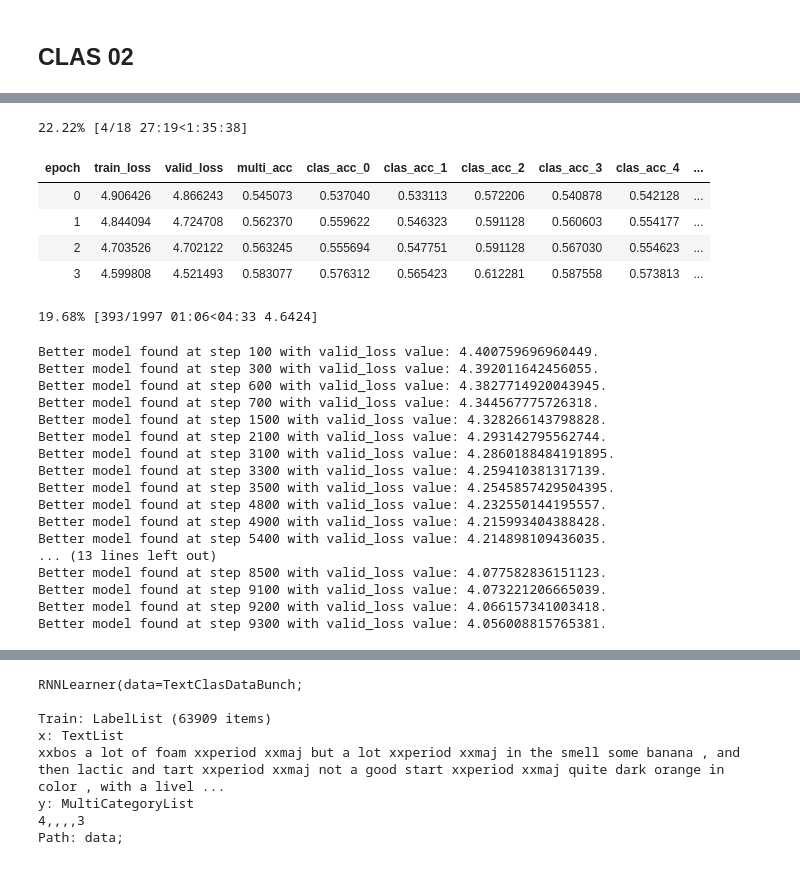
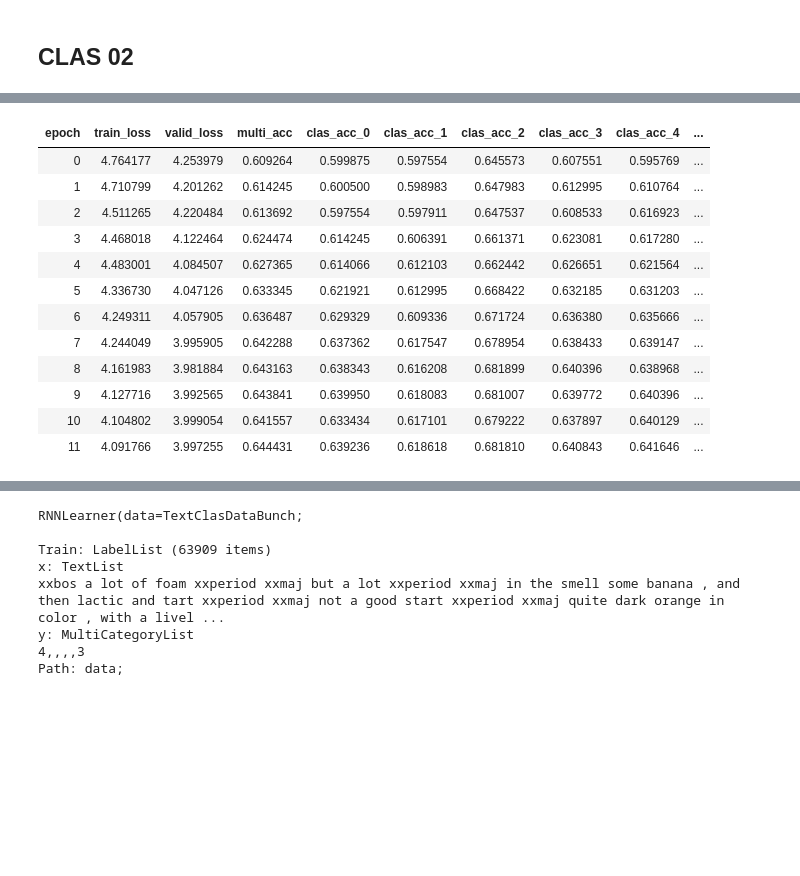
Before and after one commit to aeryen/SAAM, a Jupyter notebook: Beer_03_AttentionSAAM_Clas.ipynb, the cells around one changed output, grey strips where cells are left out. Drawn from its saved outputs; the diff is of its cells as text; code cells hidden in the pictures; blank space fills up the shorter version.

```diff
--- a/Beer_03_AttentionSAAM_Clas.ipynb
+++ b/Beer_03_AttentionSAAM_Clas.ipynb
@@ -366,7 +641,7 @@ for ai in range(hyper_params["num_aspect"]): mmse[ai].__name__ = "clas_mse_"+str
 # %%
 mloss = MultiLabelCEL()
-cls_learn = text_classifier_learner(cls_db, AWD_LSTM,
-                                    drop_mult=1.2,
+cls_learn = text_classifier_learner(cls_db,
+                                    drop_mult=1.1,
                                     loss_func=mloss,
                                     metrics=[multi_acc]+macc+mmse,
                                     bptt=70,
@@ -451,5 +750,3 @@ cls_learn.callback_fns
 [functools.partial(<class 'fastai.basic_train.Recorder'>, add_time=True, silent=False)]
 # %%
 cls_learn.callback_fns += [ partial(SaveBestStepModel, monitor="valid_loss", mode="min", every=100, name='beer.clas.attfullind400.best.learner') ]
-# %%
-_ = cls_learn.load_encoder('lm_enc_beer.1115')
@@ -491,0 +832,4 @@ Better model found at step 800 with valid_loss value: 4.553602695465088.
+# %%
+#  With redist first
+with experiment.train():
+    cls_learn.fit_one_cycle( 7, max_lr=slice(1e-3,2e-2) )
@@ -522,6 +892,6 @@ Sequential(
 # %%
 # FULL INDIPENDENT
 with experiment.train():
-    cls_learn.fit_one_cycle(15)
+    cls_learn.fit_one_cycle(10)
 # %% [output]
 | epoch | train_loss | valid_loss | multi_acc | clas_acc_0 | clas_acc_1 | clas_acc_2 | clas_acc_3 | clas_acc_4 | ... |
@@ -543,32 +908,21 @@ with experiment.train():
 # %%
-# FULL INDIPENDENT, 1.2 DROPOUT
+# LIATLI
 with experiment.train():
-    cls_learn.fit_one_cycle(18)
+    cls_learn.fit_one_cycle(12)
 # %% [output]
-22.22% [4/18 27:19<1:35:38]
 | epoch | train_loss | valid_loss | multi_acc | clas_acc_0 | clas_acc_1 | clas_acc_2 | clas_acc_3 | clas_acc_4 | ... |
-| 0 | 4.906426 | 4.866243 | 0.545073 | 0.537040 | 0.533113 | 0.572206 | 0.540878 | 0.542128 | ... |
-| 1 | 4.844094 | 4.724708 | 0.562370 | 0.559622 | 0.546323 | 0.591128 | 0.560603 | 0.554177 | ... |
-| 2 | 4.703526 | 4.702122 | 0.563245 | 0.555694 | 0.547751 | 0.591128 | 0.567030 | 0.554623 | ... |
-| 3 | 4.599808 | 4.521493 | 0.583077 | 0.576312 | 0.565423 | 0.612281 | 0.587558 | 0.573813 | ... |
+| 0 | 4.764177 | 4.253979 | 0.609264 | 0.599875 | 0.597554 | 0.645573 | 0.607551 | 0.595769 | ... |
+| 1 | 4.710799 | 4.201262 | 0.614245 | 0.600500 | 0.598983 | 0.647983 | 0.612995 | 0.610764 | ... |
+| 2 | 4.511265 | 4.220484 | 0.613692 | 0.597554 | 0.597911 | 0.647537 | 0.608533 | 0.616923 | ... |
+| 3 | 4.468018 | 4.122464 | 0.624474 | 0.614245 | 0.606391 | 0.661371 | 0.623081 | 0.617280 | ... |
+| 4 | 4.483001 | 4.084507 | 0.627365 | 0.614066 | 0.612103 | 0.662442 | 0.626651 | 0.621564 | ... |
+| 5 | 4.336730 | 4.047126 | 0.633345 | 0.621921 | 0.612995 | 0.668422 | 0.632185 | 0.631203 | ... |
+| 6 | 4.249311 | 4.057905 | 0.636487 | 0.629329 | 0.609336 | 0.671724 | 0.636380 | 0.635666 | ... |
+| 7 | 4.244049 | 3.995905 | 0.642288 | 0.637362 | 0.617547 | 0.678954 | 0.638433 | 0.639147 | ... |
+| 8 | 4.161983 | 3.981884 | 0.643163 | 0.638343 | 0.616208 | 0.681899 | 0.640396 | 0.638968 | ... |
+| 9 | 4.127716 | 3.992565 | 0.643841 | 0.639950 | 0.618083 | 0.681007 | 0.639772 | 0.640396 | ... |
+| 10 | 4.104802 | 3.999054 | 0.641557 | 0.633434 | 0.617101 | 0.679222 | 0.637897 | 0.640129 | ... |
+| 11 | 4.091766 | 3.997255 | 0.644431 | 0.639236 | 0.618618 | 0.681810 | 0.640843 | 0.641646 | ... |
-19.68% [393/1997 01:06<04:33 4.6424]
-Better model found at step 100 with valid_loss value: 4.400759696960449.
-Better model found at step 300 with valid_loss value: 4.392011642456055.
-Better model found at step 600 with valid_loss value: 4.3827714920043945.
-Better model found at step 700 with valid_loss value: 4.344567775726318.
-Better model found at step 1500 with valid_loss value: 4.328266143798828.
-Better model found at step 2100 with valid_loss value: 4.293142795562744.
-Better model found at step 3100 with valid_loss value: 4.2860188484191895.
-Better model found at step 3300 with valid_loss value: 4.259410381317139.
-Better model found at step 3500 with valid_loss value: 4.2545857429504395.
-Better model found at step 4800 with valid_loss value: 4.232550144195557.
-Better model found at step 4900 with valid_loss value: 4.215993404388428.
-Better model found at step 5400 with valid_loss value: 4.214898109436035.
-... (13 lines left out)
-Better model found at step 8500 with valid_loss value: 4.077582836151123.
-Better model found at step 9100 with valid_loss value: 4.073221206665039.
-Better model found at step 9200 with valid_loss value: 4.066157341003418.
-Better model found at step 9300 with valid_loss value: 4.056008815765381.
 # %%
 fig = cls_learn.recorder.plot_losses()
 experiment.log_figure(figure_name="train loss 02", figure=fig)
```
Also changed, not shown: parts of 51 cells of this notebook, 5 other files.
